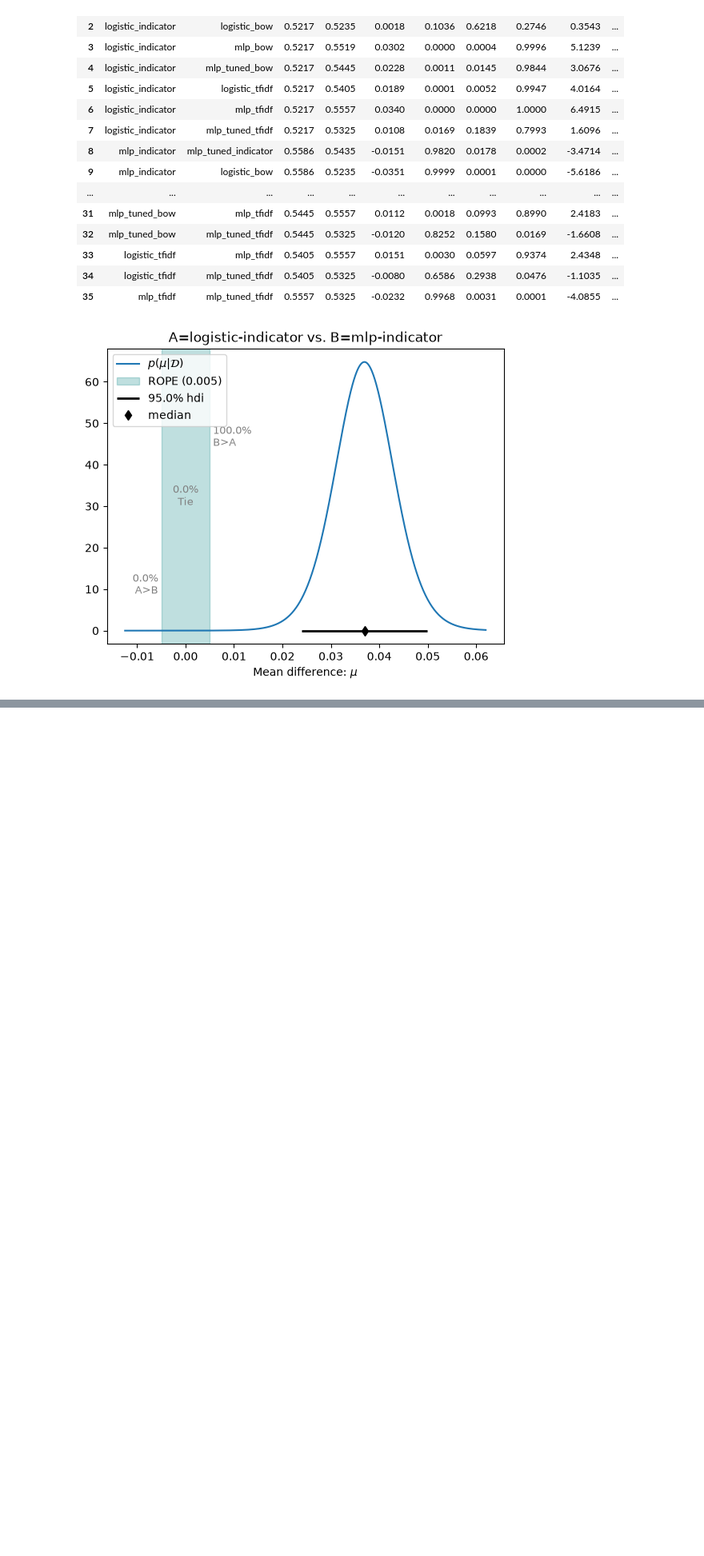
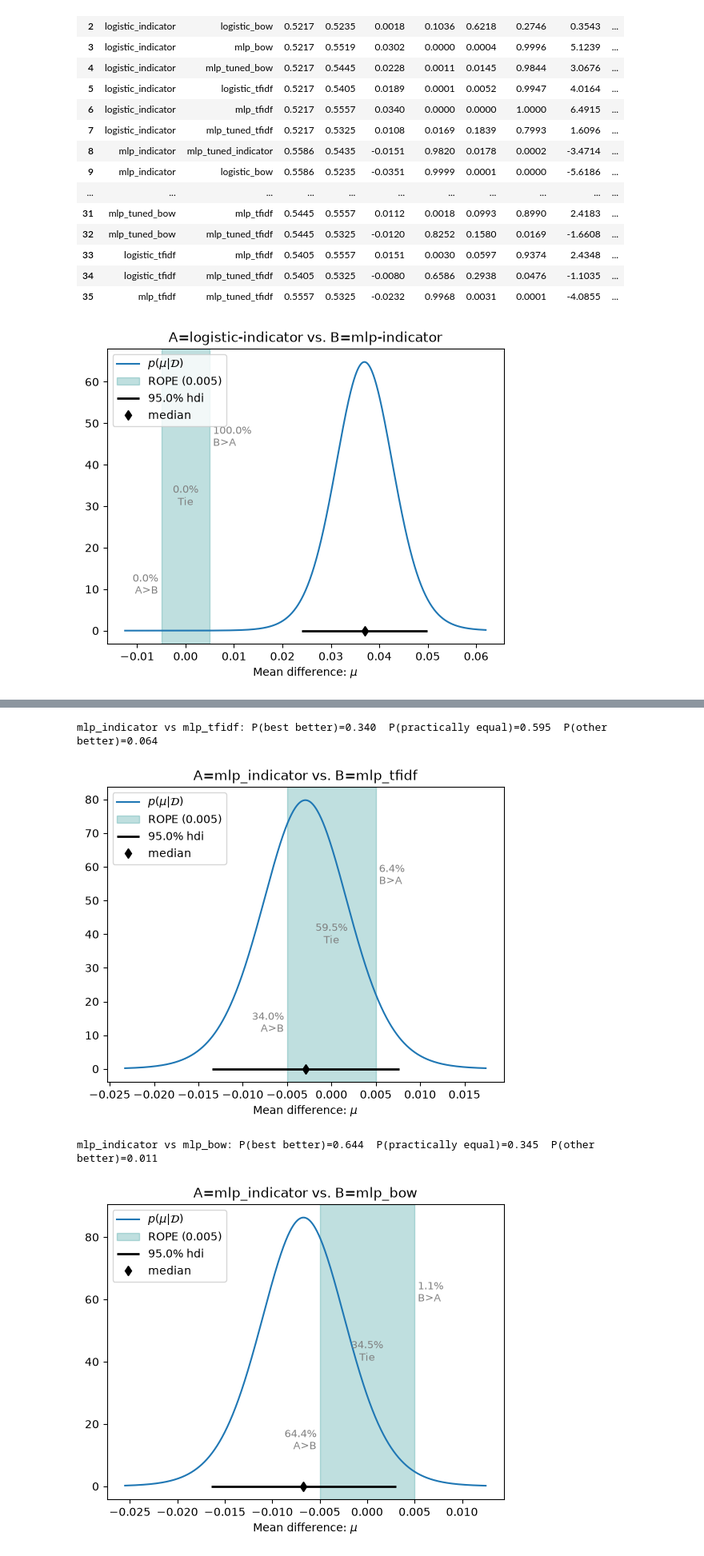
Before and after one commit to PepBaggen/nlp1-project, a Jupyter notebook: notebooks/project1.ipynb, the cells around one changed output, grey strips where cells are left out. Shown at 80% size. Saved outputs shown, nothing was run; the diff lists cells and outputs as text; code cells hidden in the pictures; blank space fills up the shorter version.

Commit message:
Analyse eindrun (acc on val set, Bayesiaanse vergelijkingen, foutanalyse beste systeem), kleine tekst fixes, en slides

```diff
--- a/notebooks/project1.ipynb
+++ b/notebooks/project1.ipynb
@@ -310,0 +344,24 @@ A=logistic_indicator B=mlp_indicator: P(A wins)=0.0000 P(Tie)=0.0001 P(B wins)=0
+# %%
+# Keep only pairs that differ in exactly one factor (architecture OR representation)
+df = results_df.copy()
+for col in ["A", "B"]:
+    df[col] = df[col].str.replace("mlp_tuned", "mlp2")              # same name as in the documentation
+    df[f"arch_{col}"] = df[col].str.rsplit("_", n=1).str[0]
+    df[f"rep_{col}"] = df[col].str.rsplit("_", n=1).str[1]
+
+def verdict(row):
+    i = int(np.argmax([row["P(A wins)"], row["P(tie)"], row["P(B wins)"]]))
+    return [f"{row['A']} better", "practically equal", f"{row['B']} better"][i]
+
+df["most probable"] = df.apply(verdict, axis=1)
+
+columns = ["A", "B", "acc_A", "acc_B", "diff (B-A)", "P(A wins)", "P(tie)", "P(B wins)", "most probable"]
+
+rep_effect = df[(df["arch_A"] == df["arch_B"]) & (df["rep_A"] != df["rep_B"])][columns]
+arch_effect = df[(df["rep_A"] == df["rep_B"]) & (df["arch_A"] != df["arch_B"])][columns]
+
+print("Effect of representation (same architecture), ROPE = 0.005")
+display(rep_effect.round(4).reset_index(drop=True))
+
+print("Effect of architecture (same representation), ROPE = 0.005")
+display(arch_effect.round(4).reset_index(drop=True))
@@ -311 +437,24 @@ A=logistic_indicator B=mlp_indicator: P(A wins)=0.0000 P(Tie)=0.0001 P(B wins)=0
+# %%
+# Posteriors of the best system vs its two closest competitors, with the ROPE (for the slides)
+BEST = "mlp_indicator"
+
+for other in ["mlp_tfidf", "mlp_bow"]:
+    acc_best = get_all_measurements_for(my_classifiers, BEST)
+    acc_other = get_all_measurements_for(my_classifiers, other)
+
+    posterior = part1.analysis.BenavoliCorrelatedT(
+        acc_best.flatten(), acc_other.flatten(),
+        runs=acc_best.shape[0],            # number of seeds
+        names=[BEST, other]
+    )
+    p_best, p_tie, p_other = posterior.probs(0.005)
+    print(f"{BEST} vs {other}: P(best better)={p_best:.3f}  "
+          f"P(practically equal)={p_tie:.3f}  P(other better)={p_other:.3f}")
+    _ = posterior.plot(0.005)
+    plt.show()
+# %% [output]
+mlp_indicator vs mlp_tfidf: P(best better)=0.340  P(practically equal)=0.595  P(other better)=0.064
+[figure, added]
+mlp_indicator vs mlp_bow: P(best better)=0.644  P(practically equal)=0.345  P(other better)=0.011
+[figure, added]
 # %%
```
Also changed, not shown: parts of 4 cells of this notebook, 3 other files.
